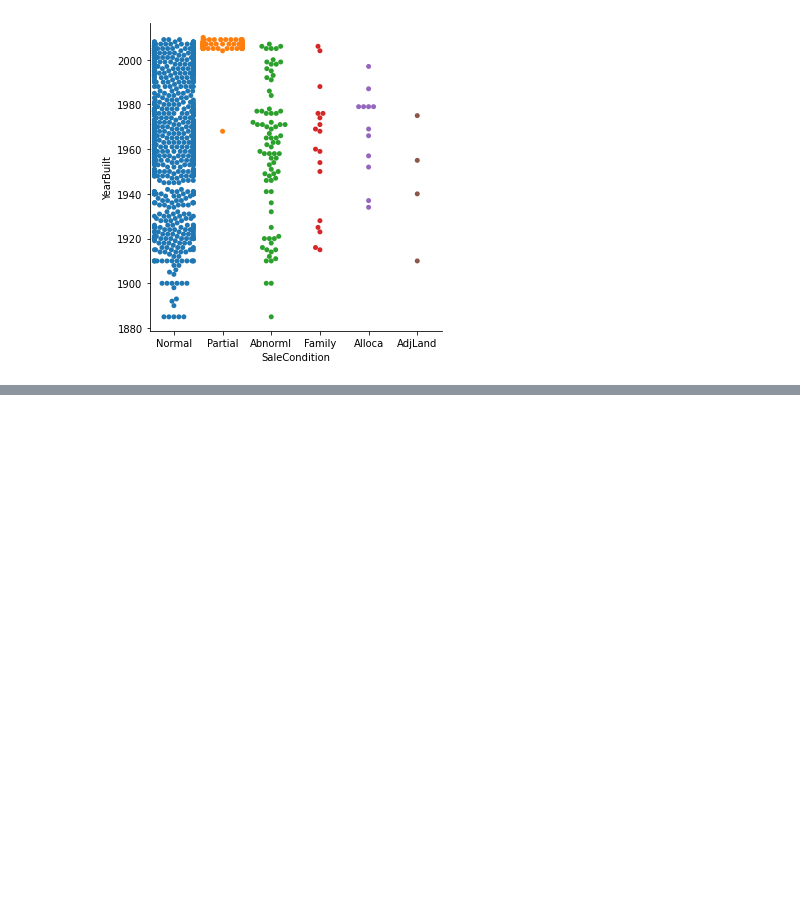
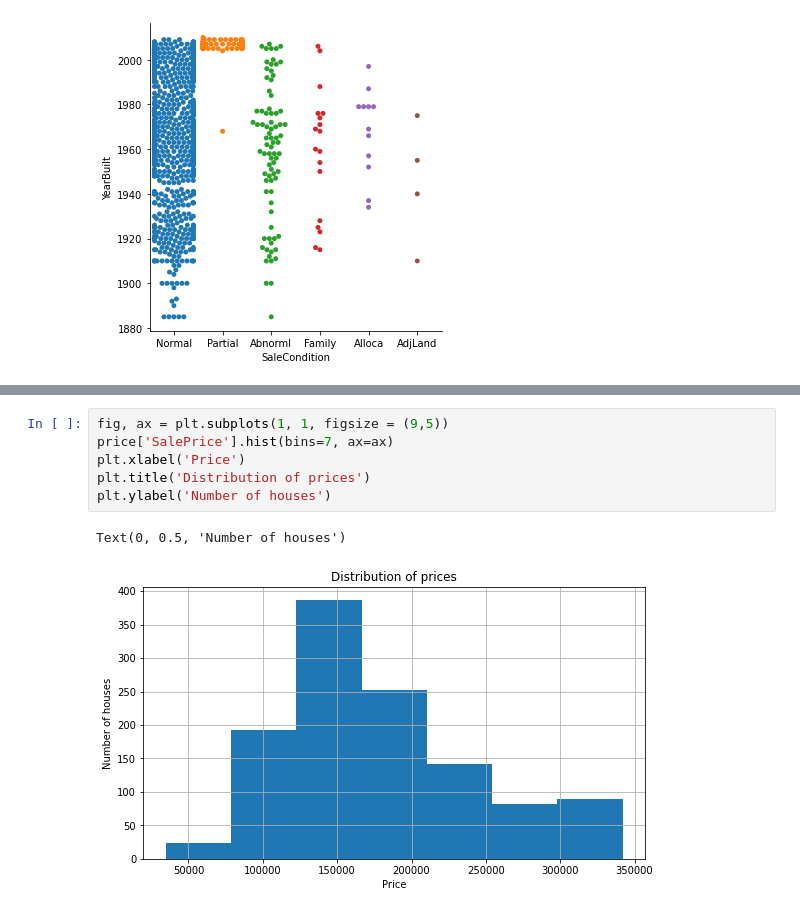
Before and after one commit to KaviyaKathiroli/MyWorks, a Jupyter notebook: FlipHomePrice/housing_collab.ipynb, the cells around one changed output, grey strips where cells are left out. Cells and saved outputs as stored; diff of their text form; blank space fills up the shorter version.

```diff
--- a/FlipHomePrice/housing_collab.ipynb
+++ b/FlipHomePrice/housing_collab.ipynb
@@ -573,0 +579,9 @@ sns.catplot(x="SaleCondition", y="YearBuilt", hue="SaleCondition", kind="swarm",
+# %%
+fig, ax = plt.subplots(1, 1, figsize = (9,5))
+price['SalePrice'].hist(bins=7, ax=ax)
+plt.xlabel('Price')
+plt.title('Distribution of prices')
+plt.ylabel('Number of houses')
+# %% [output]
+Text(0, 0.5, 'Number of houses')
+[figure, added]
```
Also changed, not shown: parts of 1 cell of this notebook.
